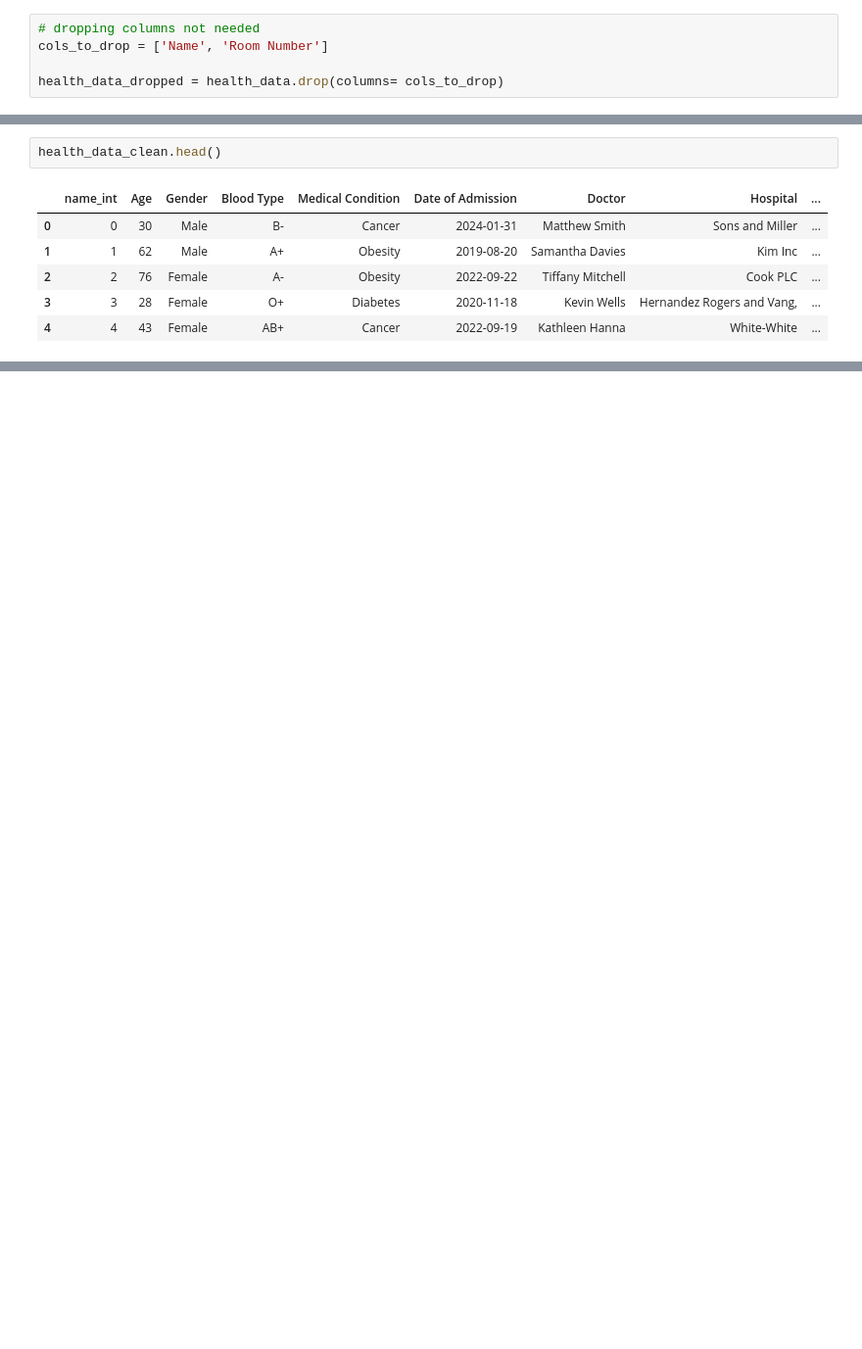
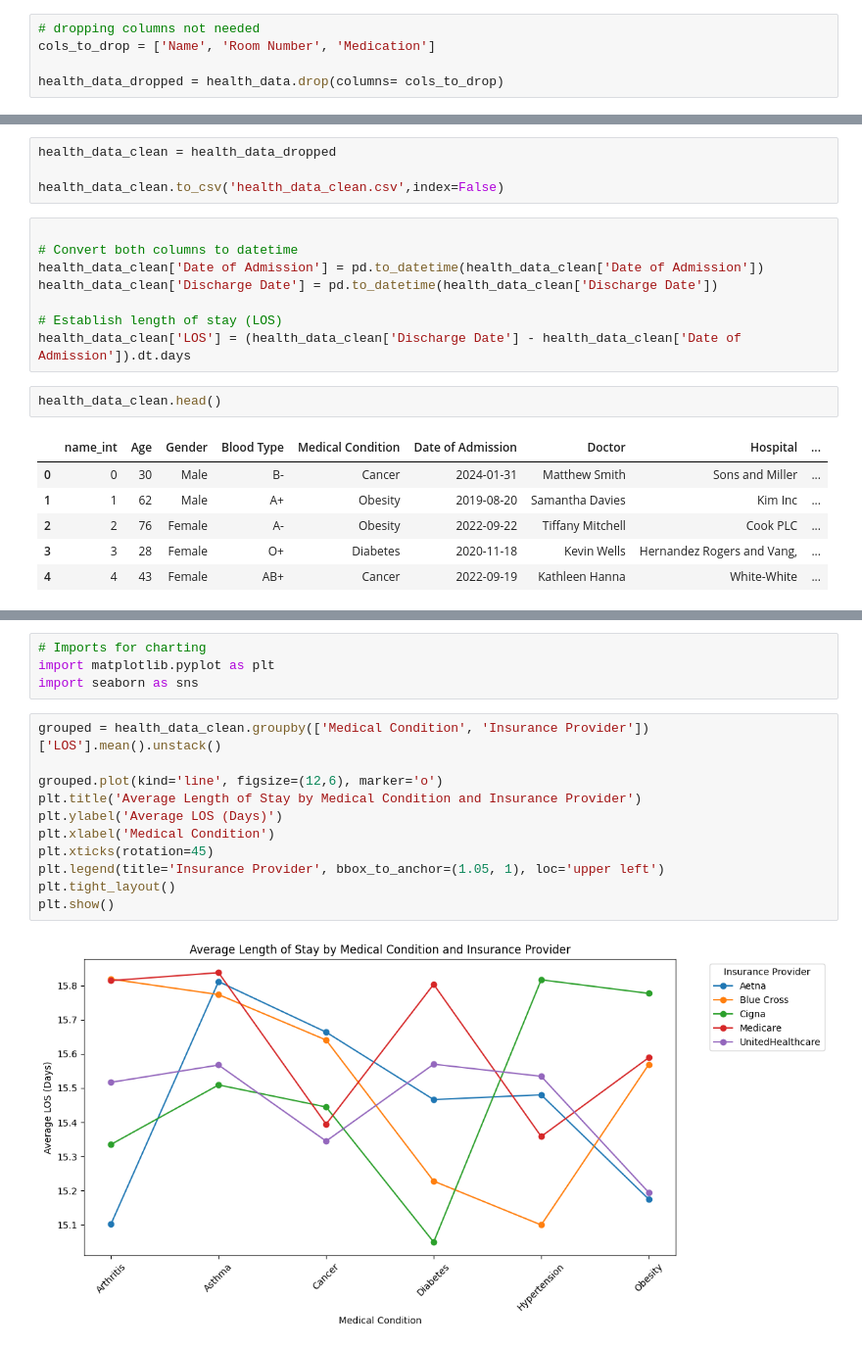
Before and after one commit to luckycarms/healthcare_dataset, a Jupyter notebook: synthetic_healthcare_data.ipynb, the cells around one changed output, grey strips where cells are left out. Shown: that part at 98% size. Drawn from its saved outputs; the diff is of its cells as text; blank space fills up the shorter version.

Commit message:
updates to notebook to include plots

```diff
--- a/synthetic_healthcare_data.ipynb
+++ b/synthetic_healthcare_data.ipynb
@@ -101,7 +101,7 @@ health_data.head()
 | 4 | adrIENNE bEll | 43 | Female | AB+ | Cancer | 2022-09-19 | Kathleen Hanna | White-White | ... |
 # %%
 # dropping columns not needed
-cols_to_drop = ['Name', 'Room Number']
+cols_to_drop = ['Name', 'Room Number', 'Medication']
 
 health_data_dropped = health_data.drop(columns= cols_to_drop)
 # %%
@@ -146,3 +141,15 @@ health_data_clean = health_data_dropped.drop(columns= cols_to_drop_2)
+# %%
+health_data_clean = health_data_dropped
+
+health_data_clean.to_csv('health_data_clean.csv',index=False)
+# %%
+
+# Convert both columns to datetime
+health_data_clean['Date of Admission'] = pd.to_datetime(health_data_clean['Date of Admission'])
+health_data_clean['Discharge Date'] = pd.to_datetime(health_data_clean['Discharge Date'])
+
+# Establish length of stay (LOS)
+health_data_clean['LOS'] = (health_data_clean['Discharge Date'] - health_data_clean['Date of Admission']).dt.days
 # %%
 health_data_clean.head()
 # %% [output]
@@ -176,0 +233,17 @@ memory usage: 5.9+ MB
+# %%
+# Imports for charting
+import matplotlib.pyplot as plt
+import seaborn as sns
+# %%
+grouped = health_data_clean.groupby(['Medical Condition', 'Insurance Provider'])['LOS'].mean().unstack()
+
+grouped.plot(kind='line', figsize=(12,6), marker='o')
+plt.title('Average Length of Stay by Medical Condition and Insurance Provider')
+plt.ylabel('Average LOS (Days)')
+plt.xlabel('Medical Condition')
+plt.xticks(rotation=45)
+plt.legend(title='Insurance Provider', bbox_to_anchor=(1.05, 1), loc='upper left')
+plt.tight_layout()
+plt.show()
+# %% [output]
+[figure, added]
```
Also changed, not shown: parts of 19 cells of this notebook.
